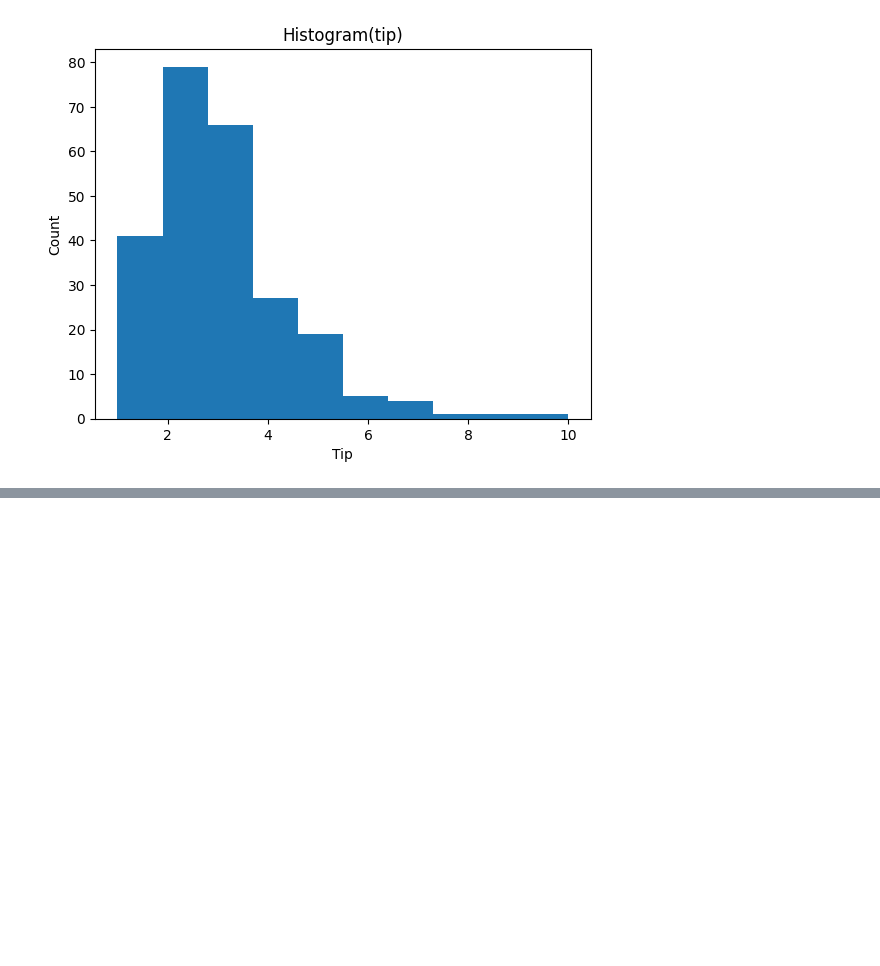
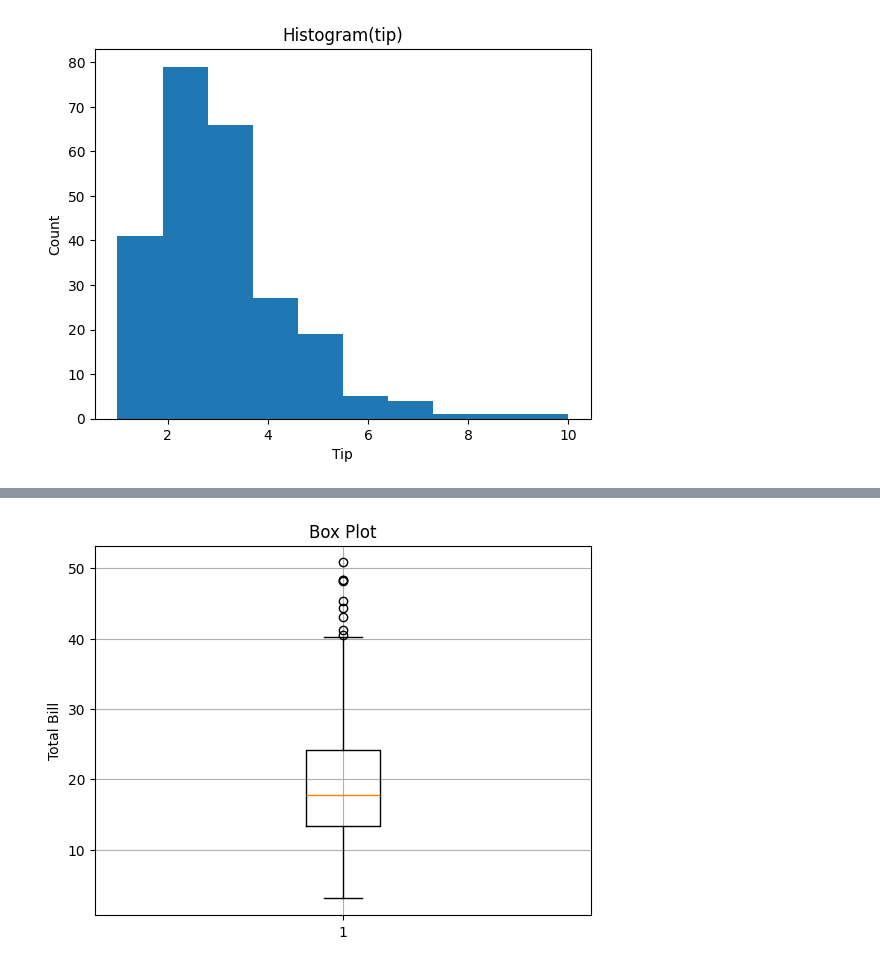
Before and after one commit to JakeOh/202505_BD50, a Jupyter notebook: lab_da/da04_matplotlib.ipynb, the cells around one changed output, grey strips where cells are left out. Cells and saved outputs as stored; diff of their text form; code cells hidden in the pictures; blank space fills up the shorter version.

```diff
--- a/lab_da/da04_matplotlib.ipynb
+++ b/lab_da/da04_matplotlib.ipynb
@@ -77,0 +118,8 @@ plt.show()
+# %%
+plt.boxplot(x=tips.total_bill)
+plt.title('Box Plot')
+plt.ylabel('Total Bill')
+plt.grid()
+plt.show()
+# %% [output]
+[figure, added]
```
Also changed, not shown: parts of 7 cells of this notebook.
